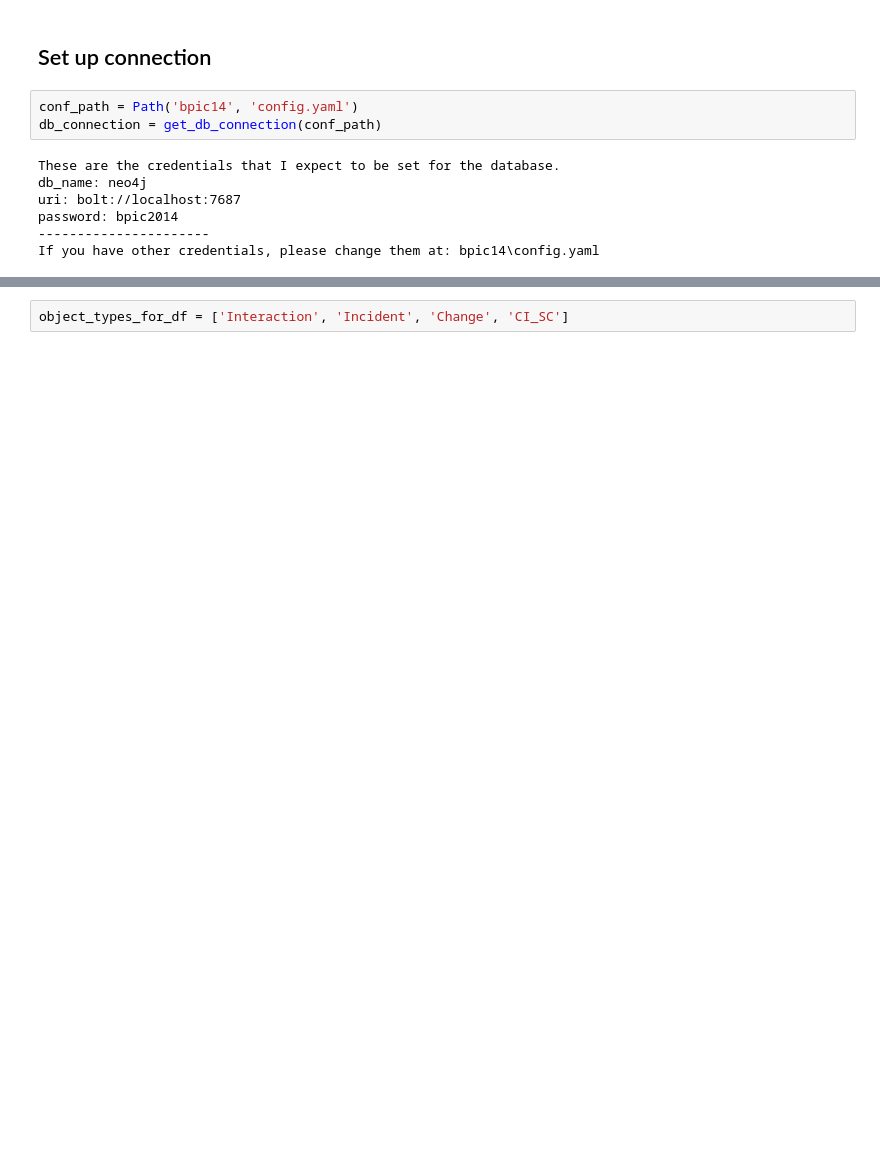
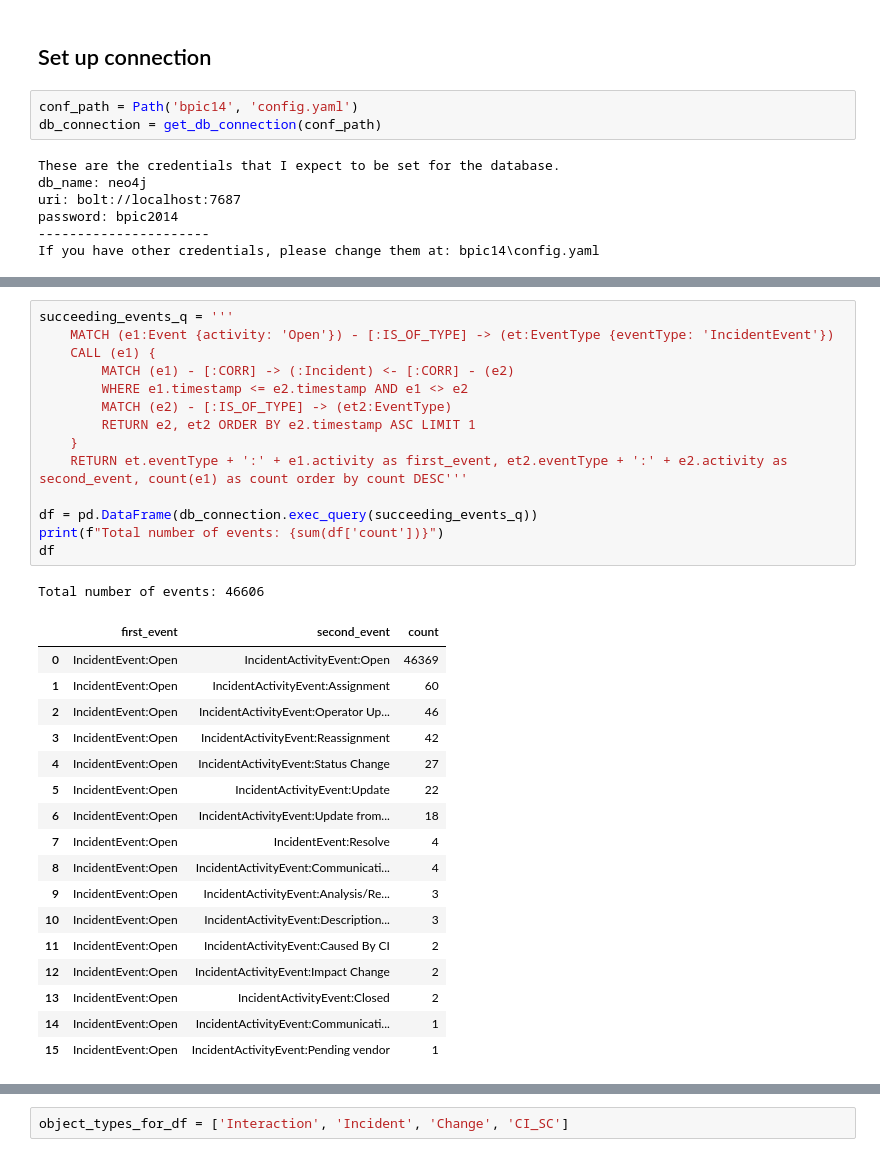
Before and after one commit to Ava-S/EKG_BPIC2014_Notebook, a Jupyter notebook: 3_analysis.ipynb, the cells around one changed output, grey strips where cells are left out. Cells and saved outputs as stored; diff of their text form; blank space fills up the shorter version.

Commit message:
Add structure to analysis

```diff
--- a/3_analysis.ipynb
+++ b/3_analysis.ipynb
@@ -464,0 +55,33 @@ for event_labels in EVENTS.keys():
+# %%
+succeeding_events_q = '''
+    MATCH (e1:Event {activity: 'Open'}) - [:IS_OF_TYPE] -> (et:EventType {eventType: 'IncidentEvent'})
+    CALL (e1) {
+        MATCH (e1) - [:CORR] -> (:Incident) <- [:CORR] - (e2)
+        WHERE e1.timestamp <= e2.timestamp AND e1 <> e2
+        MATCH (e2) - [:IS_OF_TYPE] -> (et2:EventType)
+        RETURN e2, et2 ORDER BY e2.timestamp ASC LIMIT 1
+    }
+    RETURN et.eventType + ':' + e1.activity as first_event, et2.eventType + ':' + e2.activity as second_event, count(e1) as count order by count DESC'''
+
+df = pd.DataFrame(db_connection.exec_query(succeeding_events_q))
+print(f"Total number of events: {sum(df['count'])}")
+df
+# %% [output]
+Total number of events: 46606
+|  | first_event | second_event | count |
+| 0 | IncidentEvent:Open | IncidentActivityEvent:Open | 46369 |
+| 1 | IncidentEvent:Open | IncidentActivityEvent:Assignment | 60 |
+| 2 | IncidentEvent:Open | IncidentActivityEvent:Operator Up... | 46 |
+| 3 | IncidentEvent:Open | IncidentActivityEvent:Reassignment | 42 |
+| 4 | IncidentEvent:Open | IncidentActivityEvent:Status Change | 27 |
+| 5 | IncidentEvent:Open | IncidentActivityEvent:Update | 22 |
+| 6 | IncidentEvent:Open | IncidentActivityEvent:Update from... | 18 |
+| 7 | IncidentEvent:Open | IncidentEvent:Resolve | 4 |
+| 8 | IncidentEvent:Open | IncidentActivityEvent:Communicati... | 4 |
+| 9 | IncidentEvent:Open | IncidentActivityEvent:Analysis/Re... | 3 |
+| 10 | IncidentEvent:Open | IncidentActivityEvent:Description... | 3 |
+| 11 | IncidentEvent:Open | IncidentActivityEvent:Caused By CI | 2 |
+| 12 | IncidentEvent:Open | IncidentActivityEvent:Impact Change | 2 |
+| 13 | IncidentEvent:Open | IncidentActivityEvent:Closed | 2 |
+| 14 | IncidentEvent:Open | IncidentActivityEvent:Communicati... | 1 |
+| 15 | IncidentEvent:Open | IncidentActivityEvent:Pending vendor | 1 |
```
Also changed, not shown: parts of 116 cells of this notebook.
